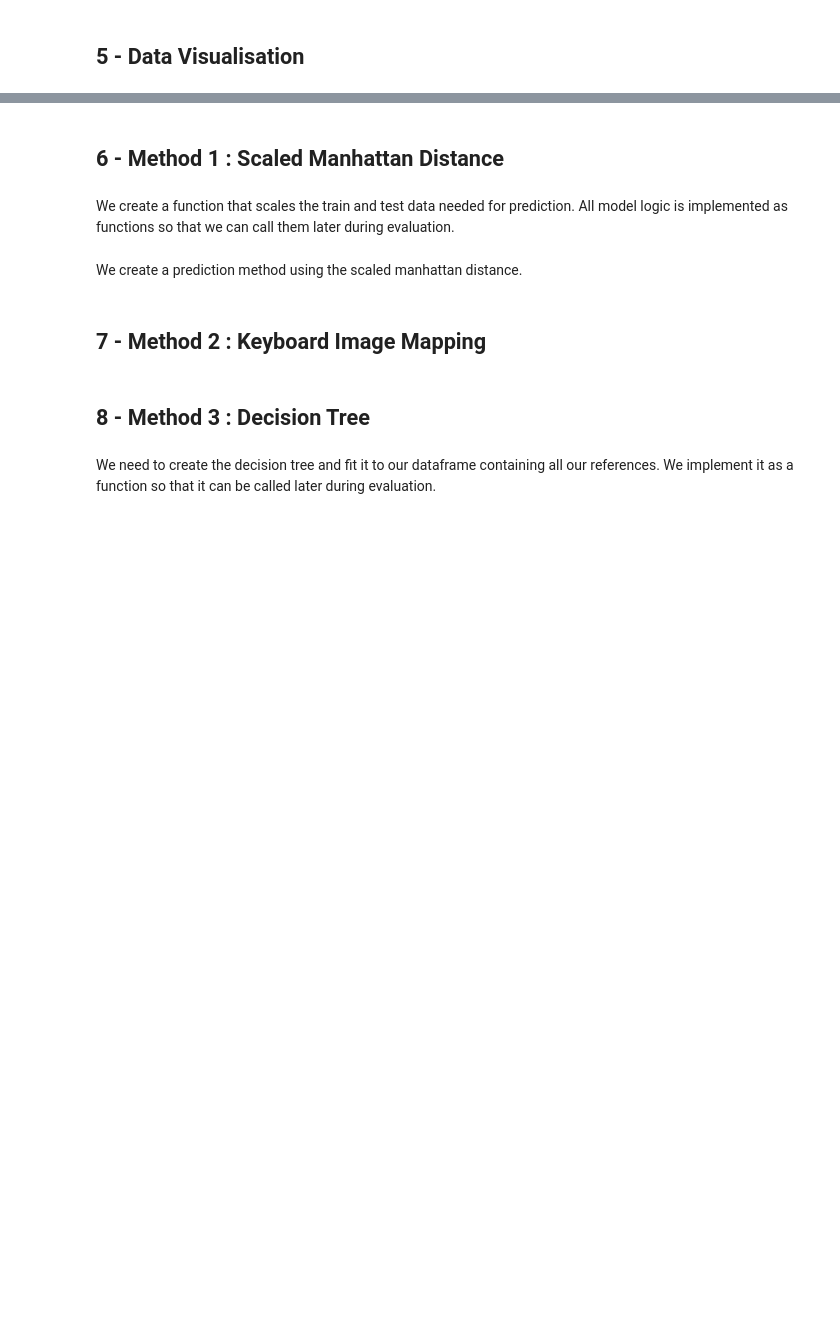
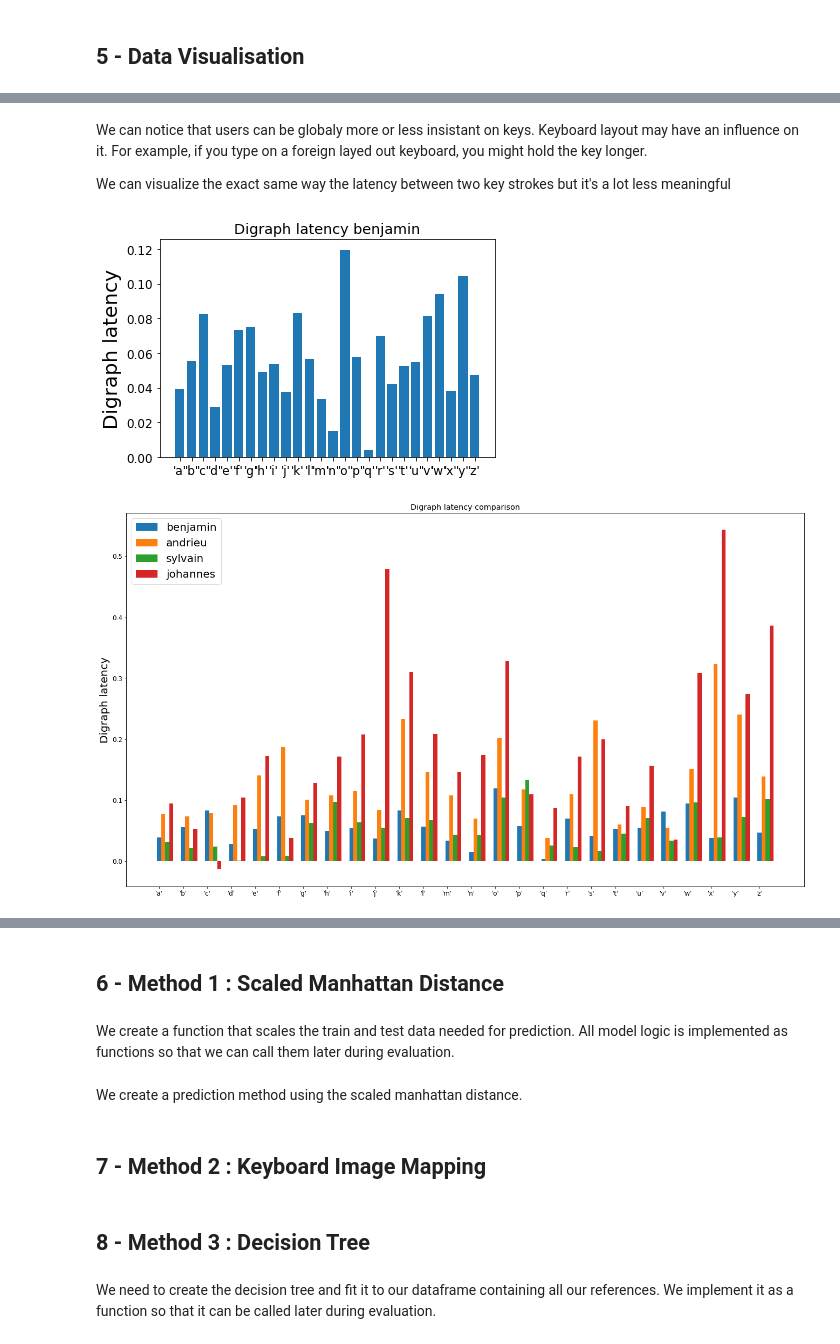
Before and after one commit to Belzerion/OT2, a Jupyter notebook: data_mining_report.ipynb, the cells around one changed output, grey strips where cells are left out. Cells and saved outputs as stored; diff of their text form; code cells hidden in the pictures; blank space fills up the shorter version.

```diff
--- a/data_mining_report.ipynb
+++ b/data_mining_report.ipynb
@@ -691,0 +698,72 @@ hold_comparison('hugo', 'benjamin')
+# %% [markdown]
+We can notice that users can be globaly more or less insistant on keys. Keyboard layout may have an influence on it. For example, if you type on a foreign layed out keyboard, you might hold the key longer.
+
+We can visualize the exact same way the latency between two key strokes but it's a lot less meaningful
+# %%
+def visualize_dl(user):
+    user_ref = pd.read_csv(REFERENCE_FILEPATH+user+".csv", sep="|", names=columns_ref, encoding = "ISO-8859-1")
+    user_ref = user_ref.reset_index(drop=True)
+    user_ref = user_ref.drop([0])
+    user_ref = user_ref.reset_index(drop=True)
+    user_ref = user_ref.sort_values("Key")
+
+
+    user_ref = user_ref.reset_index(drop=True)
+    user_ref["DL_mean"] = pd.to_numeric(user_ref["DL_mean"], downcast="float")
+
+    a = getPosa(user_ref)
+
+    labels = user_ref.iloc[a:a+26, 0]
+    values = user_ref.iloc[a:a+26, 4]
+    fig, ax = plt.subplots()
+    rect = ax.bar(labels, values)
+
+    # Add some text for labels, title and custom x-axis tick labels, etc.
+    ax.set_ylabel('Digraph latency')
+    ax.set_title('Digraph latency '+ user)
+
+def dl_comparison(usernames):
+    user_refs = []
+    users_values = []
+    rects = []
+
+    for username in usernames:
+        user_ref = pd.read_csv(REFERENCE_FILEPATH+username+".csv", sep="|", names=columns_ref, encoding = "ISO-8859-1")
+        user_ref = user_ref.reset_index(drop=True)
+        user_ref = user_ref.drop([0])
+        user_ref = user_ref.reset_index(drop=True)
+        user_ref = user_ref.sort_values("Key")
+
+
+        user_ref = user_ref.reset_index(drop=True)
+        user_ref["DL_mean"] = pd.to_numeric(user_ref["DL_mean"], downcast="float")
+        user_refs.append(user_ref)
+        users_values.append(user_ref.iloc[getPosa(user_ref):getPosa(user_ref)+26, 4])
+
+    fig, ax = plt.subplots()
+    labels = user_refs[0].iloc[getPosa(user_refs[0]):getPosa(user_refs[0])+26, 0]
+    width = 1/(len(usernames)+2)  # the width of the bars
+    x = np.arange(len(labels)) - len(username)
+    for i, values in enumerate(users_values):
+        rects.append(ax.bar(x + i*width, users_values[i], width, label=usernames[i]))
+
+    fig.set_size_inches(18.5, 10.5)
+
+    # Add some text for labels, title and custom x-axis tick labels, etc.
+    ax.set_ylabel('Digraph latency')
+    ax.set_title('Digraph latency comparison')
+    ax.set_xticks(x)
+    ax.set_xticklabels(labels)
+    ax.legend()
+
+
+
+    fig.tight_layout()
+    plt.show()
+
+
+visualize_dl('benjamin')
+dl_comparison(['benjamin', 'andrieu', 'sylvain', 'johannes'])
+# %% [output]
+[figure, added]
+[figure, added]
```
Also changed, not shown: parts of 14 cells of this notebook, 3 other files.
